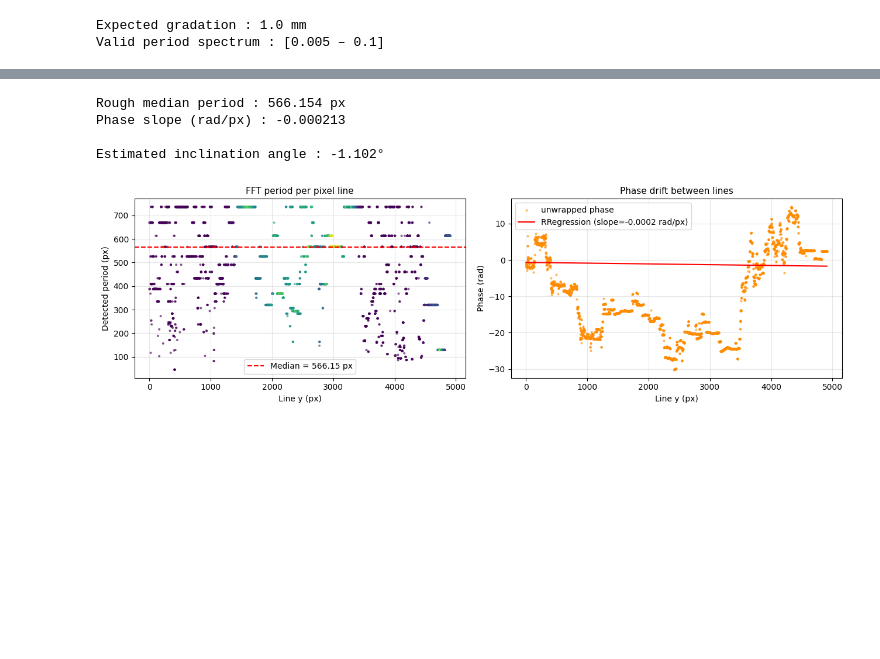
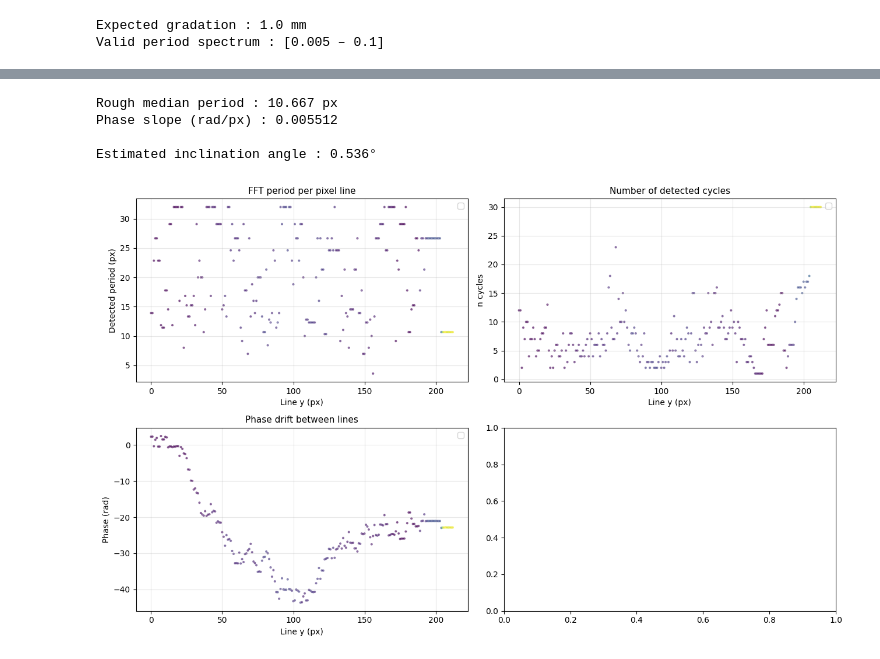
Before and after one commit to TomBellivier/CV-for-GRIT, a Jupyter notebook: models/ruler_detection/ruler_fourier_analysis.ipynb, the cells around one changed output, grey strips where cells are left out. Drawn from its saved outputs; the diff is of its cells as text; code cells hidden in the pictures; blank space fills up the shorter version.

```diff
--- a/models/ruler_detection/ruler_fourier_analysis.ipynb
+++ b/models/ruler_detection/ruler_fourier_analysis.ipynb
@@ -10,7 +10,7 @@ warnings.filterwarnings('ignore')
 # %%
 
 #IMAGE_PATH = "../databases/luomus_pictures_1/8/F.8368.jpg"
-IMAGE_PATH =  "C:\\Users\\tombe\\Documents\\_MLE\\CV-for-GRIT\\models\\ruler_detection\\Lepidoptera.jpg"
+IMAGE_PATH =  "C:\\Users\\tombe\\Documents\\_MLE\\CV-for-GRIT\\models\\ruler_detection\\lepi_2.jpg"
 
 GRADUATION_MM = 1.0
 
@@ -18,6 +18,8 @@ MIN_FREQ_RATIO = 0.005
 MAX_FREQ_RATIO = 0.1
 PEAK_PROMINENCE = 0.1
 
+RATIO = 5
+
 N_LINES = None
 
 print(f"Expected gradation : {GRADUATION_MM} mm")
@@ -44,10 +46,18 @@ img_gray = base_img_gray[int(ruler_ratio*base_img_gray.shape[0]):, :]
 img_color = base_img_color[int(ruler_ratio*base_img_color.shape[0]):, :, :]
 H, W = img_gray.shape
 
+Ho, Wo = (500, 500)
+
+reduced_img_gray = img_gray[::RATIO, ::RATIO]
+Hm, Wm = reduced_img_gray.shape
+
 fig, ax = plt.subplots(figsize=(12, 5))
-ax.imshow(base_img_color)
-ax.set_title(f"Original image : {W}×{H} px", fontsize=13)
+ax.imshow(reduced_img_gray)
+ax.set_title(f"Original image : {Wm}×{Hm} px (vs {W}x{H})", fontsize=13)
 ax.axis('off')
 plt.tight_layout()
 plt.show()
+
+
+H, W = reduced_img_gray.shape
 # %% [output]
@@ -204,53 +271,54 @@ for i in range(len(results)):
         filtered_phases.append(results[i][2])
         filtered_periods.append(results[i][1])
 filtered_rows_arr = np.array(filtered_rows, dtype=float)
 filtered_phases_arr = np.array(filtered_phases, dtype=float)
 filtered_periods_arr = np.array(filtered_periods, dtype=float)
 
 
 T_median = np.median(filtered_periods_arr)
 print(f"Rough median period : {T_median:.3f} px")
 
 phases_unwrapped = np.unwrap(filtered_phases_arr)
 
 
 slope_phase, intercept_phase = np.polyfit(filtered_rows_arr, phases_unwrapped, 1)
 
 print(f"Phase slope (rad/px) : {slope_phase:.6f}")
 
 tan_theta = slope_phase * T_median / (2 * np.pi)
 theta_rad = np.arctan(tan_theta)
 theta_deg = np.degrees(theta_rad)
 
 print(f"\nEstimated inclination angle : {theta_deg:.3f}°")
 
-fig, axes = plt.subplots(1, 2, figsize=(13, 4))
+fig, axes = plt.subplots(2, 2, figsize=(13, 8))
 
-axes[0].scatter(rows_arr, periods_arr, s=4, alpha=0.5, c=[res[3] for res in results], cmap='viridis',)
-axes[0].axhline(T_median, color='red', ls='--', lw=1.5,
-                label=f'Median = {T_median:.2f} px')
-axes[0].set_title("FFT period per pixel line", fontsize=11)
-axes[0].set_xlabel("Line y (px)")
-axes[0].set_ylabel("Detected period (px)")
-axes[0].legend()
-axes[0].grid(True, alpha=0.3)
+axes[0, 0].scatter(rows_arr, periods_arr, s=4, alpha=0.5, c=[res[3] for res in results], cmap='viridis',)
+axes[0, 0].set_title("FFT period per pixel line", fontsize=11)
+axes[0, 0].set_xlabel("Line y (px)")
+axes[0, 0].set_ylabel("Detected period (px)")
+axes[0, 0].legend()
+axes[0, 0].grid(True, alpha=0.3)
 
-axes[1].scatter(rows_arr, np.unwrap(phases_arr), s=4, alpha=0.5, color='darkorange',
-                label='unwrapped phase')
-y_fit = slope_phase * rows_arr + intercept_phase
-axes[1].plot(rows_arr, y_fit, color='red', lw=1.5,
-             label=f'RRegression (slope={slope_phase:.4f} rad/px)')
-axes[1].set_title("Phase drift between lines", fontsize=11)
-axes[1].set_xlabel("Line y (px)")
-axes[1].set_ylabel("Phase (rad)")
-axes[1].legend()
-axes[1].grid(True, alpha=0.3)
+axes[1, 0].scatter(rows_arr, np.unwrap(phases_arr), s=4, alpha=0.5, c=[res[3] for res in results], cmap='viridis')
+axes[1, 0].set_title("Phase drift between lines", fontsize=11)
+axes[1, 0].set_xlabel("Line y (px)")
+axes[1, 0].set_ylabel("Phase (rad)")
+axes[1, 0].legend()
+axes[1, 0].grid(True, alpha=0.3)
+
+axes[0, 1].scatter(rows_arr, n_cycles, s=4, alpha=0.5, c=[res[3] for res in results], cmap='viridis')
+axes[0, 1].set_title("Number of detected cycles", fontsize=11)
+axes[0, 1].set_xlabel("Line y (px)")
+axes[0, 1].set_ylabel("n cycles")
+axes[0, 1].legend()
+axes[0, 1].grid(True, alpha=0.3)
 
 plt.tight_layout()
 plt.show()
 # %% [output]
-Rough median period : 566.154 px
-Phase slope (rad/px) : -0.000213
+Rough median period : 10.667 px
+Phase slope (rad/px) : 0.005512
 
-Estimated inclination angle : -1.102°
+Estimated inclination angle : 0.536°
-[figure, old version]
+[figure, new version]
```
Also changed, not shown: parts of 10 cells of this notebook, 40 other files.
